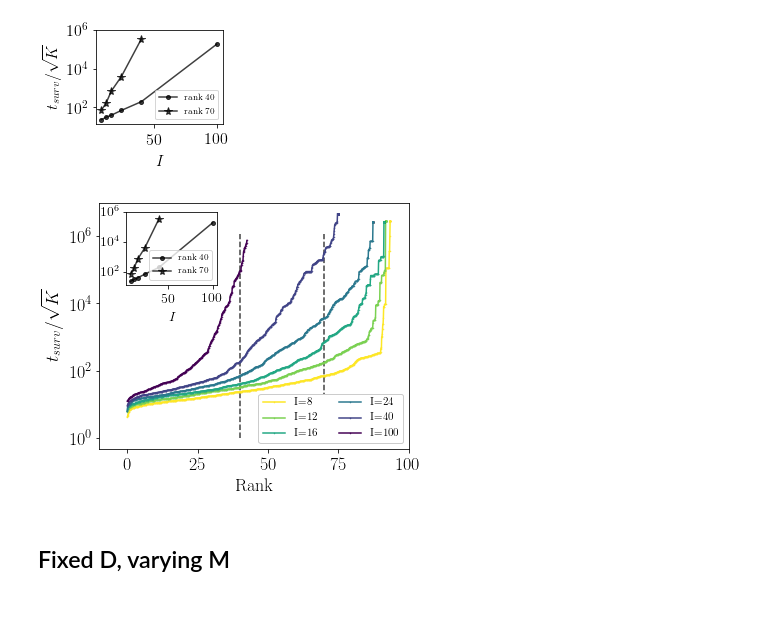
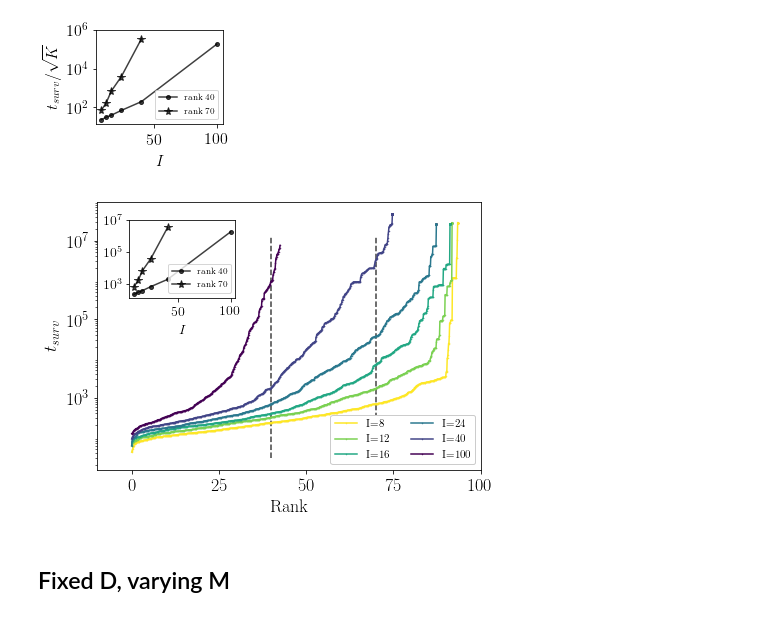
Before and after one commit to eco-theory/Island-eco-figures, a Jupyter notebook: Figure_plotting_2019_02.ipynb, the cells around one changed output. Drawn from its saved outputs; the diff is of its cells as text; code cells hidden in the pictures.

Commit message:
Modified figures, mostly putting everything in standard time units. Still issues with computation of bias.

```diff
--- a/Figure_plotting_2019_02.ipynb
+++ b/Figure_plotting_2019_02.ipynb
@@ -2142,7 +2228,7 @@ D_indices = [0,1,2,4,8,9]   #D values to plot
 cmap = mpl.cm.get_cmap('viridis_r')
 colors = cmap(np.linspace(0,1,len(D_indices)))
 
-fig = plt.figure(figsize=(5.7,4.6))
+fig = plt.figure(figsize=(6.7,4.9))
 
 plot_counter = 0
 for D_ind in D_indices:
@@ -2155,16 +2241,16 @@ for D_ind in D_indices:
     max_rank = np.min(rank[exttimes_sort==max_time])
     rank[exttimes_sort==max_time] = max_rank
 
-    plt.plot(rank,exttimes_sort/(np.sqrt(K)),'.-',color=colors[plot_counter],markersize=1,label='I={}'.format(D_vec[D_ind]))
+    plt.plot(rank,exttimes_sort,'.-',color=colors[plot_counter],markersize=1,label='I={}'.format(D_vec[D_ind]))
     plot_counter +=1
 
 plt.yscale('log')
 plt.xlim((-10,100))
 plt.xticks([0,25,50,75,100])
-plt.yticks([1,1e2, 1e4, 1e6])
+plt.yticks([1e1, 1e3, 1e5,1e7])
 plt.tick_params(labelsize=18)
 # plt.title(r'M = {}, $\log N$ = {}'.format(M,logN))
-plt.ylabel(r'$t_{surv}/\sqrt{K}$',fontsize=18)
+plt.ylabel(r'$t_{surv}$',fontsize=18)
 plt.xlabel(r'Rank',fontsize=18)
 plt.legend(prop={'size':11},ncol = 2,loc='lower right',framealpha=1)
 
@@ -2175,17 +2261,17 @@ plt.tight_layout()
 
 r = 40
 # vec = np.exp(np.arange(np.log(0.1),np.log(3e5)))
-vec = np.exp(np.arange(np.log(1),np.log(3e6)))
+vec = np.exp(np.arange(np.log(30),np.log(3e7)))
 plt.plot(r+0*vec,vec,'--',color='k',zorder=-1,alpha=0.75)
 
 r = 70
 # vec = np.exp(np.arange(np.log(0.1),np.log(3e5)))
-vec = np.exp(np.arange(np.log(1),np.log(3e6)))
+vec = np.exp(np.arange(np.log(30),np.log(3e7)))
 plt.plot(r+0*vec,vec,'--',color='k',zorder=-1,alpha=0.75)
 
 # plt.savefig('survival_time_M20_logN30_naturalnorm.pdf')
 
-ax1 = fig.add_axes([0.24,0.69,0.22,0.22])
+ax1 = fig.add_axes([0.21,0.67,0.22,0.22])
 
 #Binning extinction times by rank
 D_num = len(num_islands_list)
@@ -2223,37 +2309,37 @@ for D_ind in D_indices:
 
 # for ii in range(len(rank_bins)):
 #     for D_ind in range(D_num):
 #         plt.plot(num_islands_list[D_ind],extinct_times_binned[D_ind,ii]/(M*np.sqrt(K)),'o-',color=colors[D_ind],label='{}'.format(rank_bins[ii]))
 
 ii = 0
 
 num_islands = num_islands_list[D_indices]
-extinct_times = extinct_times_binned[D_indices,ii]/(np.sqrt(K))
+extinct_times = extinct_times_binned[D_indices,ii]
 plt.plot(num_islands,extinct_times,'k.-',markersize = 8,label='rank {}'.format(rank_bins[ii]),alpha=0.75)
 
 ii = 1
 
 num_islands = num_islands_list[D_indices]
-extinct_times = extinct_times_binned[D_indices,ii]/(np.sqrt(K))
+extinct_times = extinct_times_binned[D_indices,ii]
 plt.plot(num_islands,extinct_times,'k*-',markersize = 8,label='rank {}'.format(rank_bins[ii]),alpha=0.75)
 
 
 ax1.set_yscale('log')
 # plt.xlim((0,100))
 # plt.ylim((1,1e6))
 # plt.xticks([0,20,40])
-ax1.set_yticks([1e2,1e4,1e6])
+ax1.set_yticks([1e3,1e5,1e7])
 ax1.tick_params(labelsize=14)
 # plt.yticks([1,1e2,1e4])
 #ax1.set_ylabel(r'$t_{surv}/\sqrt{K}$')
 ax1.set_xlabel(r'$I$',fontsize=14)
 ax1.legend(prop={'size':9})
 #ax1.tight_layout()
 
 plt.savefig('figures/survival_times_inset.pdf')
 # plt.legend()
 # %% [output]
-[figure, old version]
+[figure, new version]
 # %% [markdown]
 ## Fixed D, varying M
 # %%
```
Also changed, not shown: parts of 13 cells of this notebook, 1 other file.
